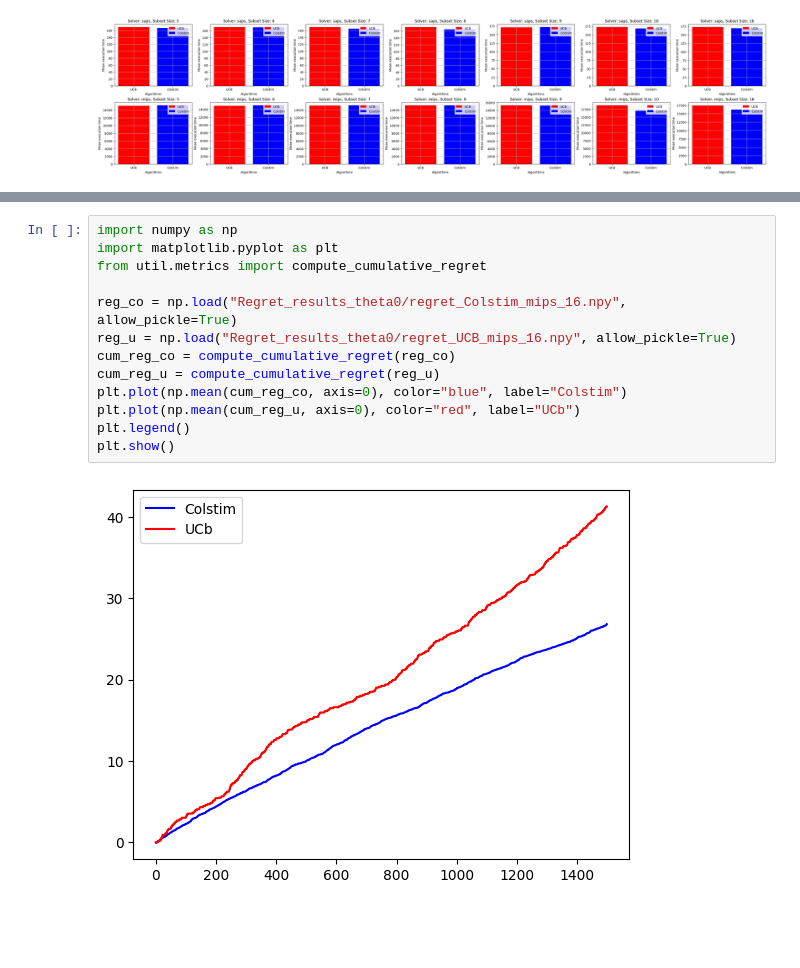
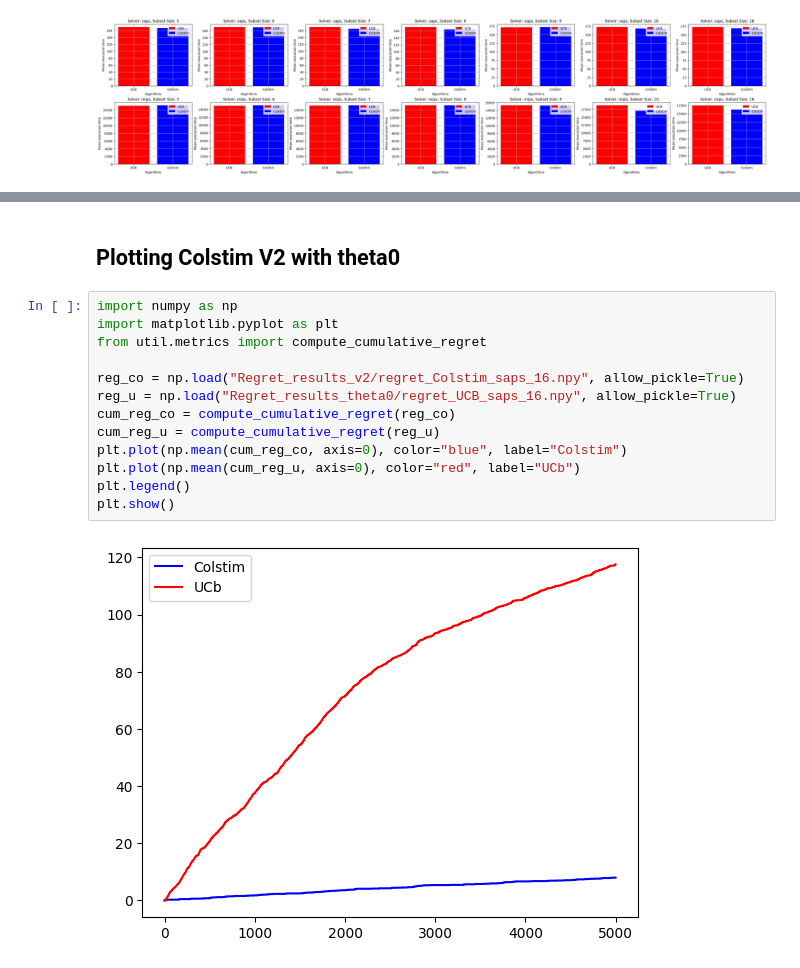
Before and after one commit to sshivam95/Multi-Dueling-Bandits, a Jupyter notebook: test.ipynb, the cells around one changed output, grey strips where cells are left out. Cells and saved outputs as stored; diff of their text form; blank space fills up the shorter version.

Commit message:
Plotting theta 0 results

```diff
--- a/test.ipynb
+++ b/test.ipynb
@@ -283,15 +205,17 @@ plt.show()
+# %% [markdown]
+## Plotting Colstim V2 with theta0
 # %%
 import numpy as np
 import matplotlib.pyplot as plt
 from util.metrics import compute_cumulative_regret
 
-reg_co = np.load("Regret_results_theta0/regret_Colstim_mips_16.npy", allow_pickle=True)
-reg_u = np.load("Regret_results_theta0/regret_UCB_mips_16.npy", allow_pickle=True)
+reg_co = np.load("Regret_results_v2/regret_Colstim_saps_16.npy", allow_pickle=True)
+reg_u = np.load("Regret_results_theta0/regret_UCB_saps_16.npy", allow_pickle=True)
 cum_reg_co = compute_cumulative_regret(reg_co)
 cum_reg_u = compute_cumulative_regret(reg_u)
 plt.plot(np.mean(cum_reg_co, axis=0), color="blue", label="Colstim")
 plt.plot(np.mean(cum_reg_u, axis=0), color="red", label="UCb")
 plt.legend()
 plt.show()
 # %% [output]
-[figure, old version]
+[figure, new version]
```
Also changed, not shown: parts of 16 cells of this notebook, 1 other file.
